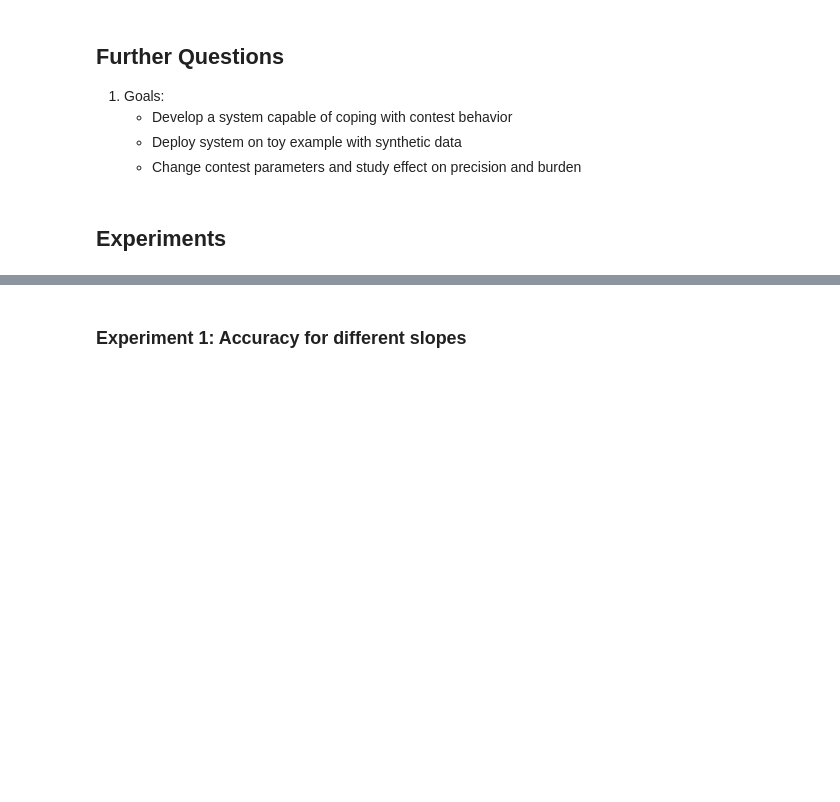
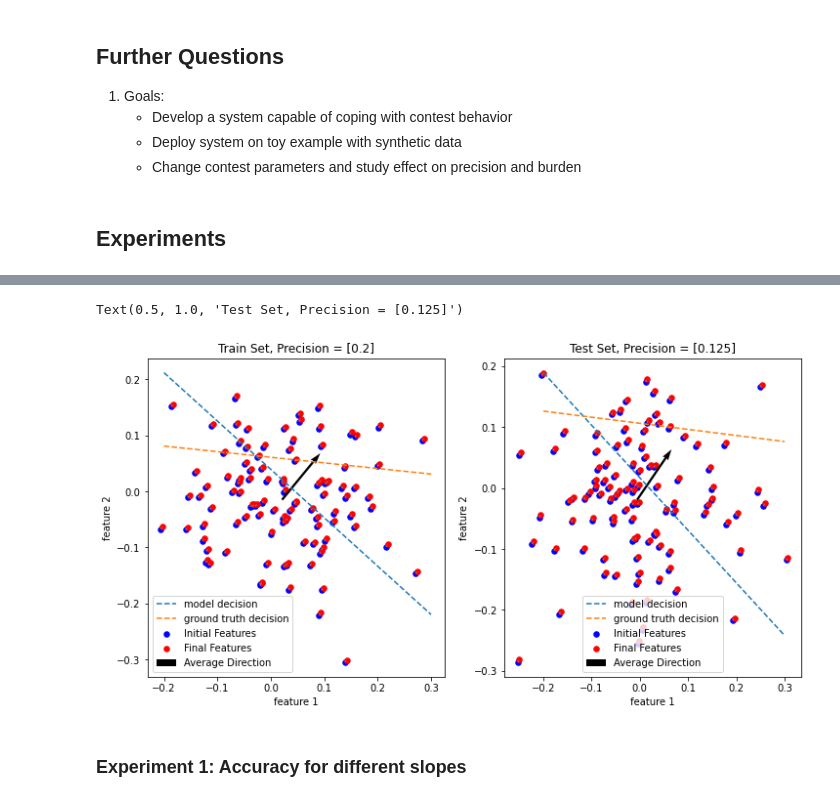
Before and after one commit to barweiss1/ranked_strategic_classification, a Jupyter notebook: strategicClassification-BatchedCCP.ipynb, the cells around one changed output, grey strips where cells are left out. Cells and saved outputs as stored; diff of their text form; code cells hidden in the pictures; blank space fills up the shorter version.

```diff
--- a/strategicClassification-BatchedCCP.ipynb
+++ b/strategicClassification-BatchedCCP.ipynb
@@ -828,3 +898,49 @@ training time: 386.1843628883362 seconds
+# %%
+def get_perp_line(w, b, rank_env, X_T):
+    x1 = np.linspace(-0.2, 0.3, 100)
+    w0 = w[0].detach().numpy()
+    w1 = w[1].detach().numpy()
+    b_d = b.detach().numpy()
+    T_low, _ = rank_env.get_thresh(X_T)
+    x2 = (-w0*x1 + T_low.detach().numpy() - b_d)/w1
+    return x1, x2
+# %%
+point_size = 30
+fig, ax = plt.subplots(1, 2, figsize=(12, 6))
+# Calculate the differences
+U = X_train_T[:, 0] - X_train[:, 0]
+V = X_train_T[:, 1] - X_train[:, 1]
+ax[0].scatter(X_train[:, 0], X_train[:, 1], marker='o', s=point_size, color='b', label='Initial Features')
+ax[0].scatter(X_train_T[:, 0], X_train_T[:, 1], marker='o', s=point_size, color='r', label='Final Features')
+ax[0].quiver(X_train[:, 0].mean(), X_train[:, 1].mean(), 2*U.mean(), 2*V.mean(), angles='xy', scale_units='xy', scale=0.1, color='k', label='Average Direction')
+ax[0].quiver(X_train[:, 0], X_train[:, 1], U, V, angles='xy', scale_units='xy', scale=1, color='gray')
+x1, x2 = get_perp_line(w, b, rank_env, X_train_T)
+ax[0].plot(x1, x2, linestyle='dashed', label='model decision')
+x1, x2 = get_perp_line(rank_env.system_attributes, torch.Tensor([0]), rank_env, X_train_T)
+ax[0].plot(x1, x2, linestyle='dashed', label='ground truth decision')
+ax[0].legend()
+ax[0].set_xlabel('feature 1')
+ax[0].set_ylabel('feature 2')
+precision = strategic_train_metrics[strategic_train_metrics['epoch num'] == 9]['precision'].values
+ax[0].set_title(f'Train Set, Precision = {precision}')
+ax[1].scatter(X_test[:, 0], X_test[:, 1], marker='o', s=point_size, color='b', label='Initial Features')
+ax[1].scatter(X_test_T[:, 0], X_test_T[:, 1], marker='o', s=point_size, color='r', label='Final Features')
+U = X_test_T[:, 0] - X_test[:, 0]
+V = X_test_T[:, 1] - X_test[:, 1]
+ax[1].quiver(X_test[:, 0], X_test[:, 1], U, V, angles='xy', scale_units='xy', scale=1, color='gray')
+ax[1].quiver(X_test[:, 0].mean(), X_test[:, 1].mean(), 2*U.mean(), 2*V.mean(), angles='xy', scale_units='xy', scale=0.1, color='k', label='Average Direction')
+x1, x2 = get_perp_line(w, b, rank_env, X_test_T)
+ax[1].plot(x1, x2, linestyle='dashed', label='model decision')
+x1, x2 = get_perp_line(rank_env.system_attributes, torch.Tensor([0]), rank_env, X_test_T)
+ax[1].plot(x1, x2, linestyle='dashed', label='ground truth decision')
+ax[1].legend()
+ax[1].set_xlabel('feature 1')
+ax[1].set_ylabel('feature 2')
+precision = strategic_test_metrics[strategic_test_metrics['epoch num'] == 9]['precision'].values
+ax[1].set_title(f'Test Set, Precision = {precision}')
+# %% [output]
+Text(0.5, 1.0, 'Test Set, Precision = [0.125]')
+[figure, added]
 # %% [markdown]
 ### Experiment 1: Accuracy for different slopes
 # %%
```
Also changed, not shown: parts of 5 cells of this notebook, 6 other files.
